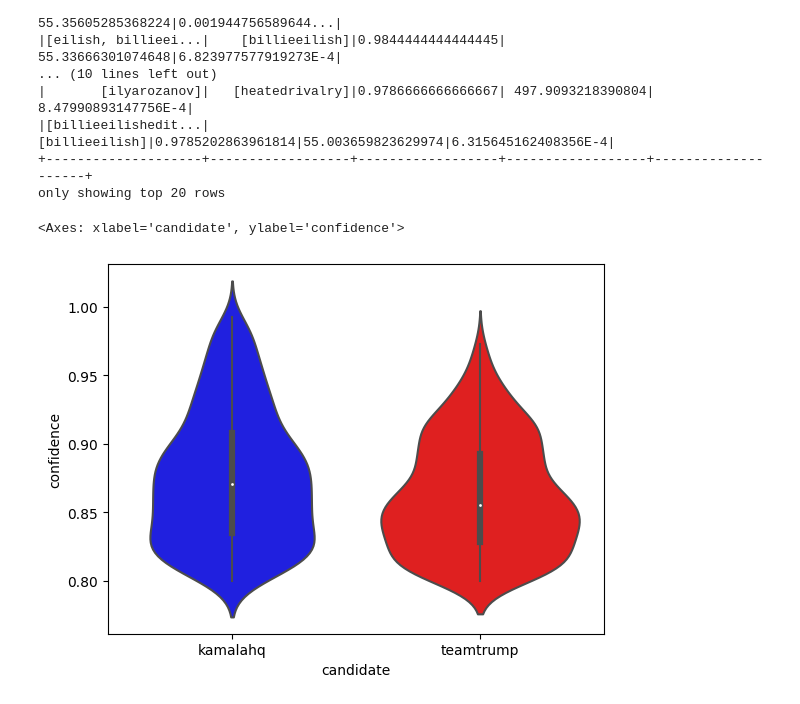
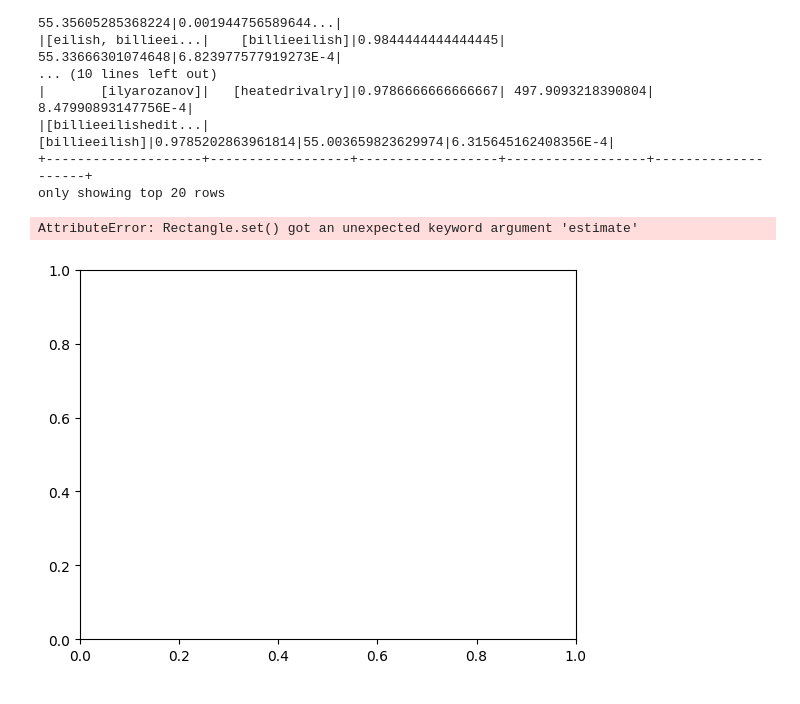
Before and after one commit to nitomanto/the-t-word, a Jupyter notebook: spark_itemset_copy.ipynb, the cells around one changed output. Drawn from its saved outputs; the diff is of its cells as text; code cells hidden in the pictures.

```diff
--- a/spark_itemset_copy.ipynb
+++ b/spark_itemset_copy.ipynb
@@ -849,14 +849,14 @@ rules_pd_merged = pd.concat([rules_pd_k, rules_pd_t], axis=0)
 # %%
 import seaborn as sns
 
-sns.violinplot(rules_pd_merged, y='confidence', x='candidate',
+sns.histplot(rules_pd_merged, x='confidence', hue='candidate',
              palette={'kamalahq': 'blue',
                       'teamtrump': 'red'},
             fill=False,
             estimate='quart')
 # %% [output]
-<Axes: xlabel='candidate', ylabel='confidence'>
+AttributeError: Rectangle.set() got an unexpected keyword argument 'estimate'
-[figure, old version]
+[figure, new version]
 # %%
 rules_pd_merged.to_csv('association_rules.csv')
 # %%
```
